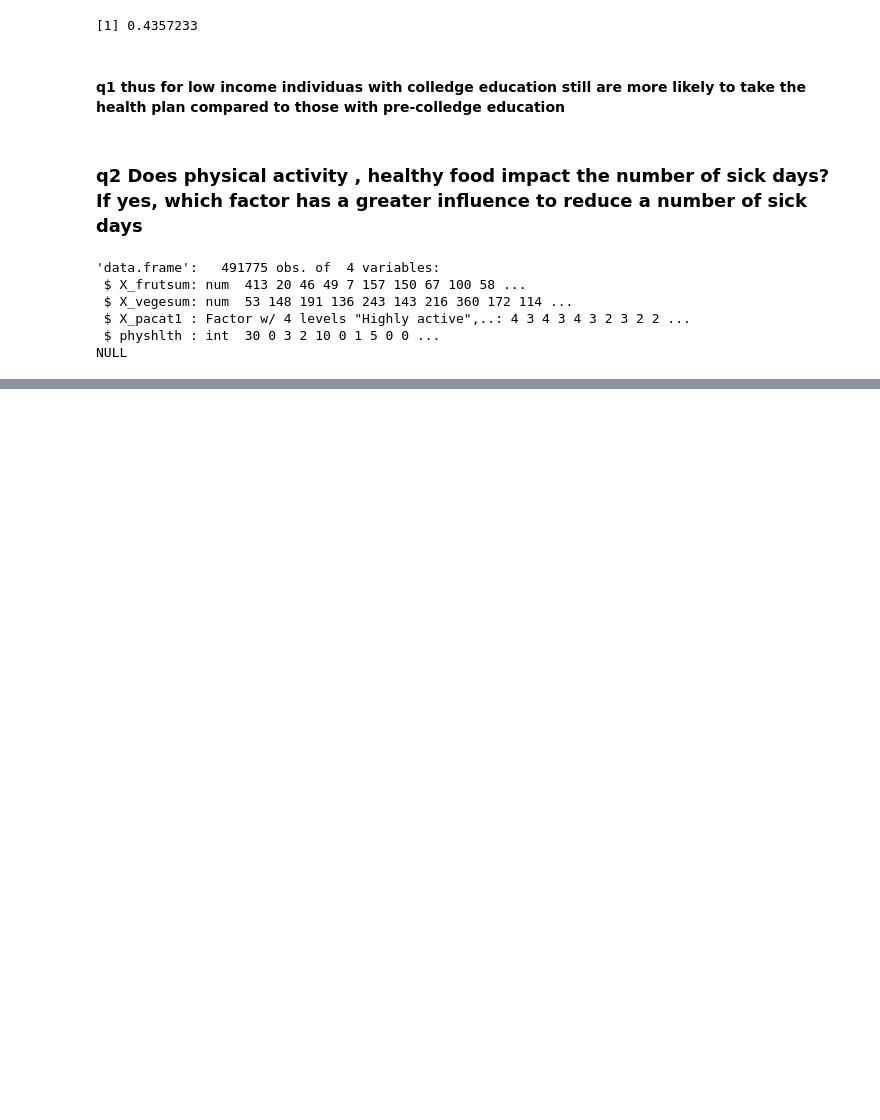
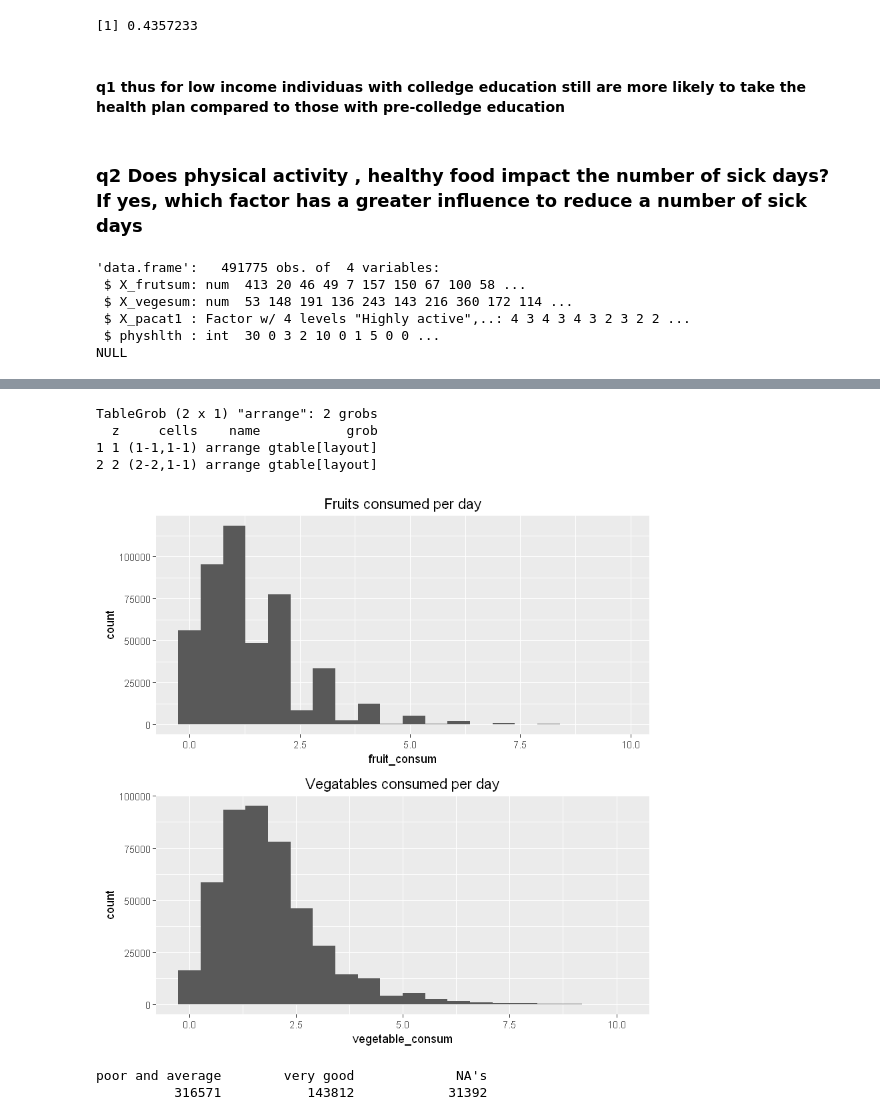
Before and after one commit to slzdevsnp/learn, a Jupyter notebook: dasi/m1_prj/m1_proj_nb.ipynb, the cells around one changed output, grey strips where cells are left out. Drawn from its saved outputs; the diff is of its cells as text; code cells hidden in the pictures; blank space fills up the shorter version.

```diff
--- a/dasi/m1_prj/m1_proj_nb.ipynb
+++ b/dasi/m1_prj/m1_proj_nb.ipynb
@@ -263,0 +264,53 @@ ggplot(aes(x=X_pacat1, y=sickdays_median)) +
+# %%
+#creating variables
+#  create a health condition variable
+sel1_brfss2013 <- sel1_brfss2013  %>%
+mutate(is_sick =factor(ifelse(is.na(physhlth), NA
+                       ,ifelse(physhlth >0.99 & physhlth <32, "yes", "no"))))
+
+#create physical condition active variable
+sel1_brfss2013 <- sel1_brfss2013  %>%
+mutate(is_sport_active =factor(ifelse(is.na(X_pacat1), NA
+                       ,ifelse(X_pacat1 %in%c("Highly active", "Active"), "yes", "no"))))
+# %%
+sel1_brfss2013 <- sel1_brfss2013  %>%
+mutate(fruit_consum = X_frutsum/100)
+
+sel1_brfss2013 <- sel1_brfss2013  %>%
+mutate(vegetable_consum = X_vegesum/100)
+
+#str(sel1_brfss2013)
+# %%
+#healthy food
+#motivating charts
+p1<-ggplot(data=sel1_brfss2013 %>% filter(fruit_consum < 10.0)
+	,aes(x=fruit_consum)) +
+      geom_histogram(bins=20) +
+      ggtitle("Fruits consumed per day")
+
+p2<-ggplot(data=sel1_brfss2013 %>% filter(vegetable_consum < 10.0)
+	,aes(x=vegetable_consum)) +
+     geom_histogram(bins=20) +
+      ggtitle("Vegatables consumed per day")
+
+print(grid.arrange(p1,p2,nrow=2))
+# %% [output]
+TableGrob (2 x 1) "arrange": 2 grobs
+  z     cells    name           grob
+1 1 (1-1,1-1) arrange gtable[layout]
+2 2 (2-2,1-1) arrange gtable[layout]
+[figure, added]
+# %%
+#create healthy food variable
+fruit_med <- median( (sel1_brfss2013 %>% filter(fruit_consum < 10.0))$fruit_consum )
+vegetable_med <- median( (sel1_brfss2013 %>% filter(vegetable_consum < 10.0))$vegetable_consum )
+
+sel1_brfss2013 <- sel1_brfss2013  %>%
+mutate(hlthyfood =  factor(ifelse( is.na(fruit_consum) | is.na(vegetable_consum), NA
+	                   ,ifelse( fruit_consum > fruit_med & vegetable_consum > vegetable_med
+	                   	,"very good", "poor and average")))  )
+
+summary(sel1_brfss2013$hlthyfood)
+# %% [output]
+poor and average        very good             NA's
+          316571           143812            31392
```
Also changed, not shown: parts of 3 cells of this notebook, 2 other files.
